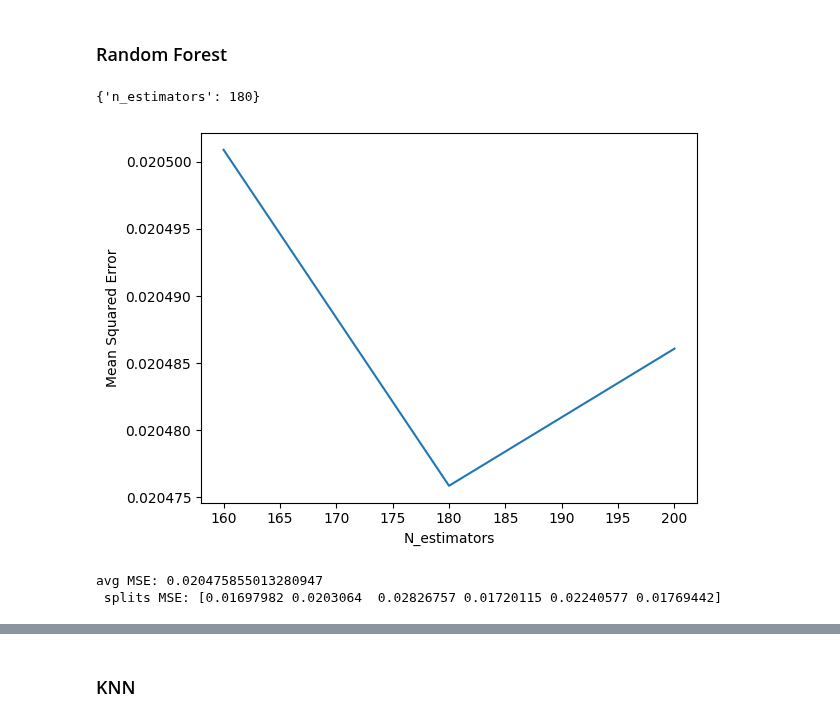
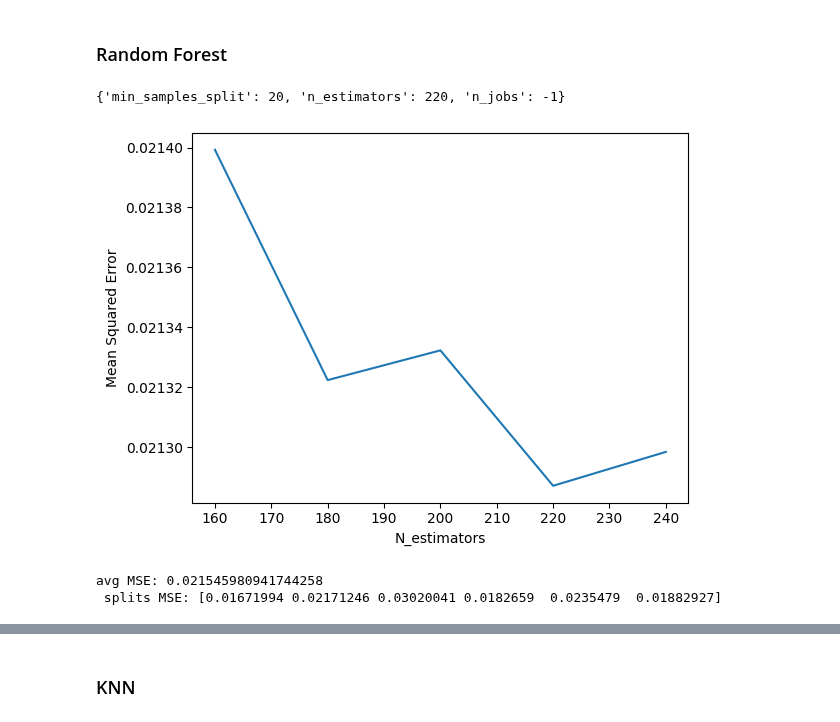
Before and after one commit to stephanie-yz/House-Prices, a Jupyter notebook: 03 Model Selection.ipynb, the cells around one changed output, grey strips where cells are left out. Saved outputs shown, nothing was run; the diff lists cells and outputs as text; code cells hidden in the pictures.

Commit message:
limit rf tree growth with min_samples_split

```diff
--- a/03 Model Selection.ipynb
+++ b/03 Model Selection.ipynb
@@ -96,34 +96,34 @@ print(x_train_onehot.shape, x_test_onehot.shape)
 ### Random Forest
 # %%
 ## hyperparameter tuning: n_estimators
-param_grid = {'n_estimators' : np.arange(160,210,20)}
-kf = KFold(n_splits=6, shuffle=True, random_state=8)
+param_grid = {'n_estimators' : np.arange(160,250,20), 'min_samples_split' : [20], 'n_jobs' : [-1]}
+kf = KFold(n_splits=10, shuffle=True, random_state=8)
 
 rf_tuning = GridSearchCV(RandomForestRegressor(random_state=8), param_grid, scoring='neg_mean_squared_error', cv=kf)
 rf_tuning.fit(x_train_onehot.values, y_train.values)
 rf_tuning_params = rf_tuning.cv_results_['param_n_estimators']
 rf_tuning_mse = -rf_tuning.cv_results_['mean_test_score']
 
 ## find best param with lowest mse, and plot params against mse
 print(rf_tuning.best_params_)
 plt.plot(rf_tuning_params, rf_tuning_mse)
 plt.xlabel('N_estimators')
 plt.ylabel('Mean Squared Error')
 None
 # %% [output]
-{'n_estimators': 180}
+{'min_samples_split': 20, 'n_estimators': 220, 'n_jobs': -1}
-[figure, old version]
+[figure, new version]
 # %%
 ## instantiate rf algorithm, using best tuned param
-rf = RandomForestRegressor(n_estimators=180, random_state=8)
+rf = RandomForestRegressor(n_estimators=220, random_state=8, min_samples_split=20, n_jobs=-1)
 
 ## cross validation
 kf = KFold(n_splits=6, shuffle=True, random_state=8)
 rf_cv_scores = cross_val_score(rf, x_train_onehot.values, y_train.values, scoring='neg_mean_squared_error', cv=kf)
 print(f'avg MSE: {-np.mean(rf_cv_scores)}\n', f'splits MSE: {-rf_cv_scores}')
 # %% [output]
-avg MSE: 0.020475855013280947
- splits MSE: [0.01697982 0.0203064  0.02826757 0.01720115 0.02240577 0.01769442]
+avg MSE: 0.021545980941744258
+ splits MSE: [0.01671994 0.02171246 0.03020041 0.0182659  0.0235479  0.01882927]
 # %%
 ## List feature importance
 rf.fit(x_train_onehot.values, y_train.values)
```
Also changed, not shown: parts of 3 cells of this notebook.
